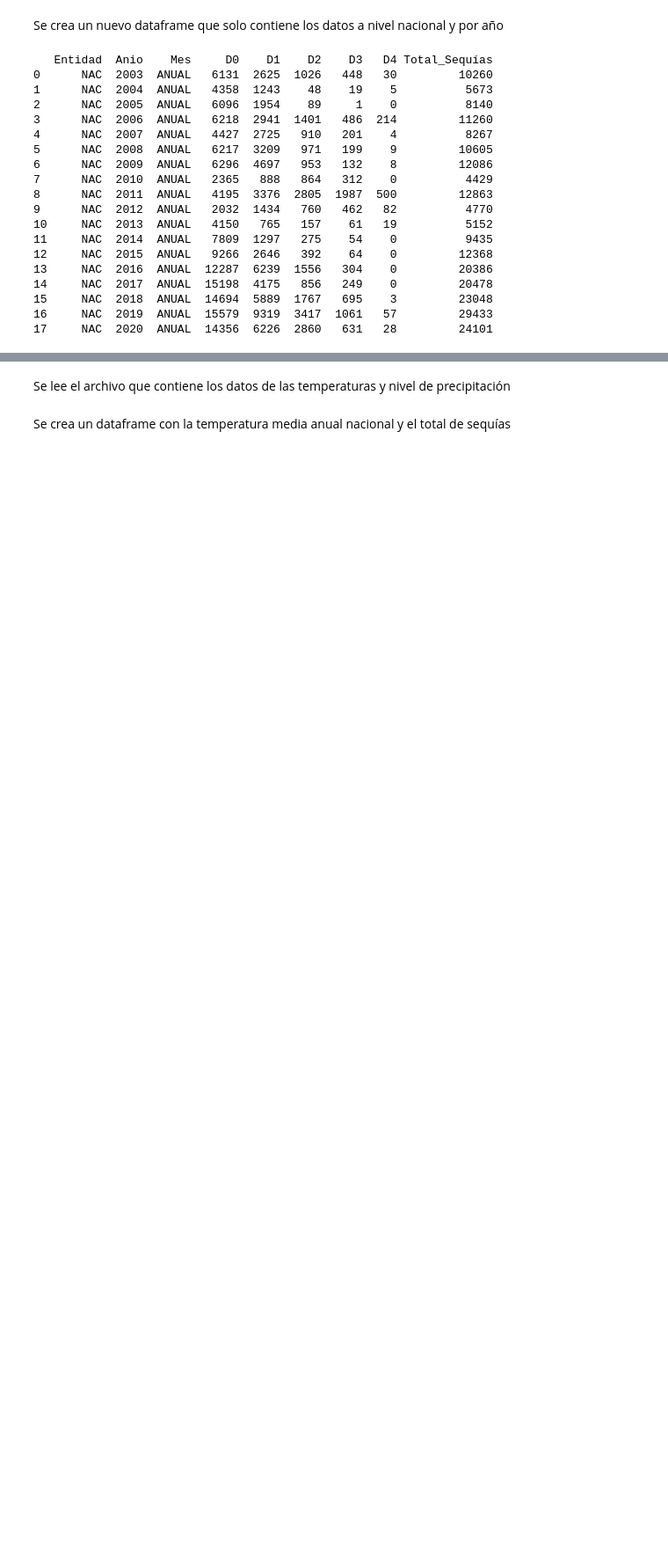
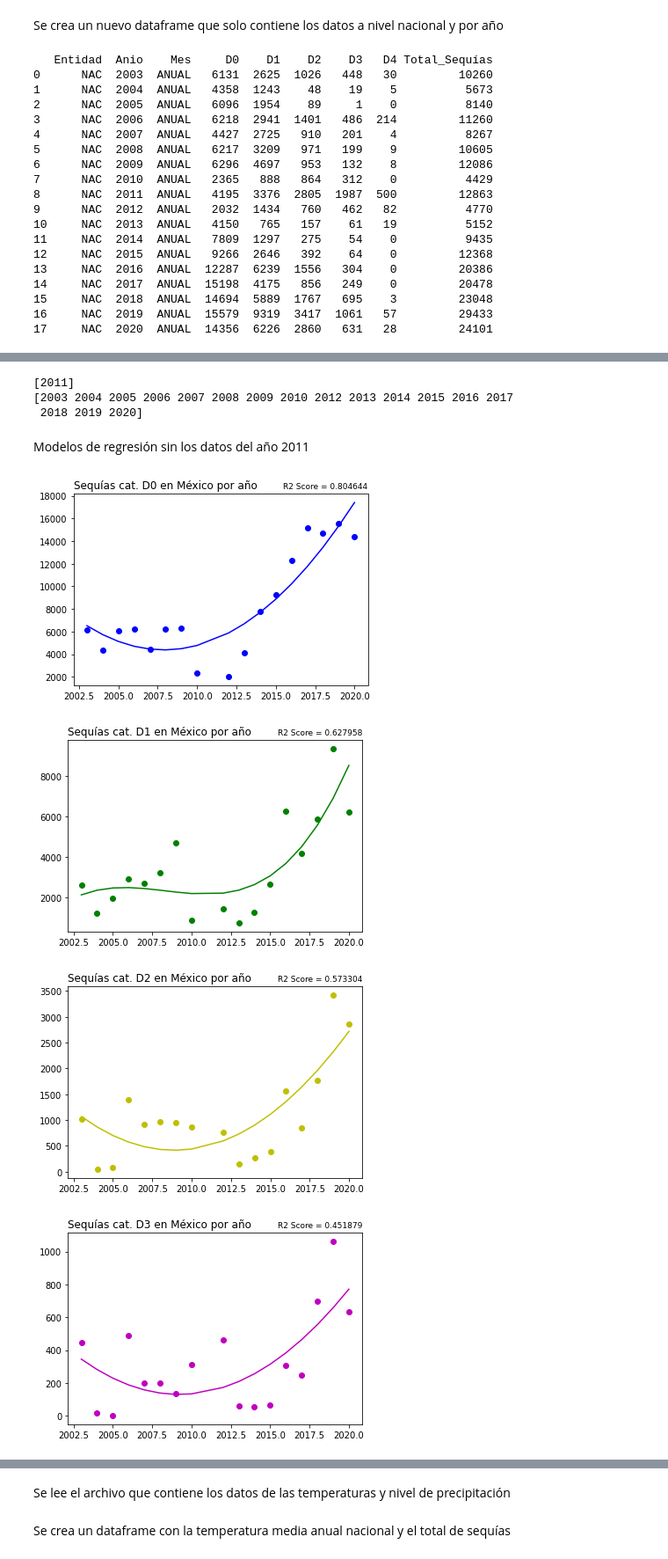
Before and after one commit to AdrianDiazGaxiola/Proyecto-Final, a Jupyter notebook: Sequías.ipynb, the cells around one changed output, grey strips where cells are left out. Shown at 88% size. Saved outputs shown, nothing was run; the diff lists cells and outputs as text; code cells hidden in the pictures; blank space fills up the shorter version.

```diff
--- a/Sequías.ipynb
+++ b/Sequías.ipynb
@@ -399,0 +469,57 @@ print(df4)
+# %%
+print(X[8])
+
+X = np.delete(X, 8)
+
+print(X)
+# %% [output]
+[2011]
+[2003 2004 2005 2006 2007 2008 2009 2010 2012 2013 2014 2015 2016 2017
+ 2018 2019 2020]
+# %% [markdown]
+Modelos de regresión sin los datos del año 2011
+# %%
+cat = ['D0', 'D1', 'D2', 'D3', 'D4', 'Total_Sequías']
+color = ['bo', '-b', 'go', '-g', 'yo', '-y', 'mo', '-m', 'ro', '-r', 'ko', '-k']
+grado = [2, 3, 2, 2, 1, 2]
+
+df1 = df
+df1 = df1.drop(8)
+
+j = 0
+k = 0
+for i in cat:
+  X = np.array(range(2003, 2021))
+  X = np.delete(X, 8)
+  X = X.reshape(-1, 1)
+
+  y = df1[i]
+
+  #Se crea un modelo de regresión lineal y se ajusta a un polinomio de grado 2 con la función PolynomialFeatures()
+  model = make_pipeline(PolynomialFeatures(grado[k]), LinearRegression())
+  model.fit(X, y)
+
+  plt.figure()
+  plt.plot(X, y, color[j],label='Datos actuales')
+  #Se grafica la predicción de los datos utilizando el modelo encontrado
+  plt.plot(X, model.predict(X), color[j+1], label="Predicción")
+
+  #Se calcula el coeficiente el puntaje R2 y se agrega a la gráfica
+  coef = r2_score(y, model.predict(X))
+  r2_title = "R2 Score = %f" % coef
+  plt.title(r2_title,  loc = 'right', fontsize=9)
+
+  plt.title("Sequías cat. %s en México por año" % i, loc = 'left', fontsize = 12)
+
+  if (i=='Total_Sequías'):
+    plt.title("Total de Sequías en México por año", loc = 'left', fontsize = 12)
+
+  plt.show()
+
+  j += 2
+  k += 1
+# %% [output]
+[figure, added]
+[figure, added]
+[figure, added]
+[figure, added]
```
Also changed, not shown: parts of 7 cells of this notebook.
